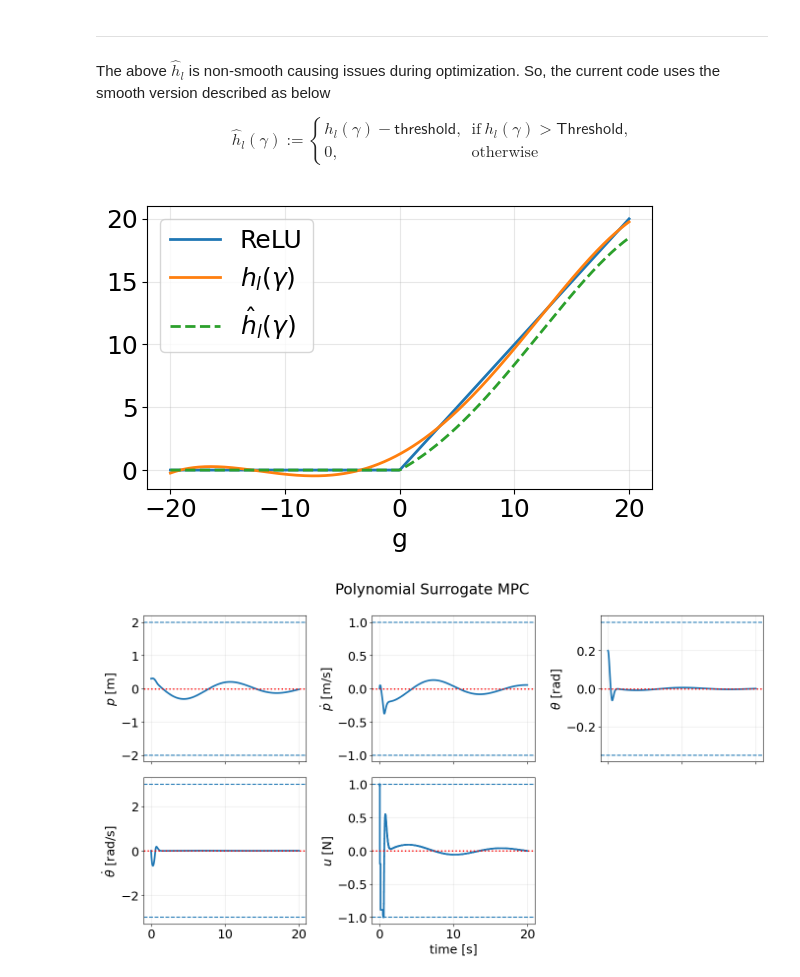
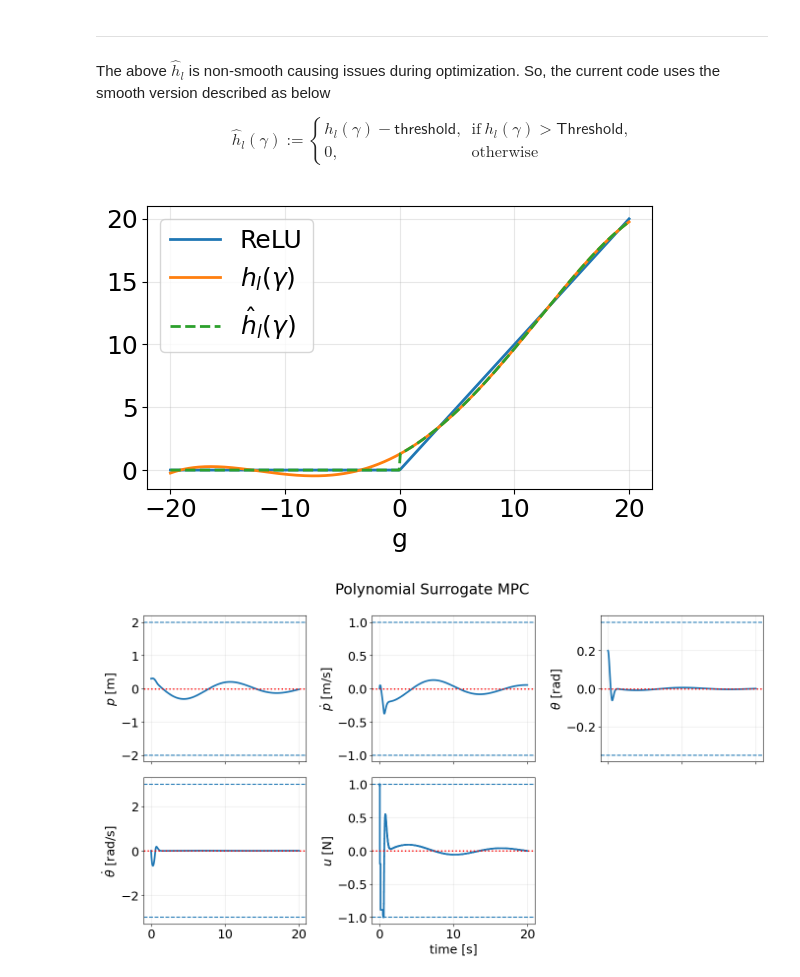
Before and after one commit to k-uta/Variational-Encrypted-Model-Predictive-Control, a Jupyter notebook: test.ipynb, the cells around one changed output. Cells and saved outputs as stored; diff of their text form; code cells hidden in the pictures.

Commit message:
threshold

```diff
--- a/test.ipynb
+++ b/test.ipynb
@@ -401,26 +401,26 @@ $$
 \end{align*}
 $$
 # %%
-# Plot thresholded surrogate used in solve_surrogate_mpc
+# Plot thresholded surrogate (visualization, non-subtract)
 z = np.linspace(-cheb_bound, cheb_bound, 400)
 
 # Original Chebyshev ReLU approximation
 p = qpMPC.eval_relu_poly(z, surrogate_solver["coeffs"], cheb_bound)
 
-# Thresholded version (same as solve_surrogate_mpc)
-p_thresh = h_threshold(z)
+# Thresholded version (no subtraction)
+p_thresh = np.where(p < threshold, 0.0, p)
 
 plt.figure(figsize=(6, 4))
 plt.plot(z, np.maximum(0, z),  label='ReLU',linewidth=2.0)
 plt.plot(z, p, label=r"$h_l(\gamma)$",linewidth=2.0)
 plt.plot(z, p_thresh,'--', label=r"$\hat{h}_l(\gamma)$",linewidth=2.0)
 plt.xlabel('g')
 plt.grid(True, alpha=0.3)
 plt.legend()
 plt.tight_layout()
 plt.show()
 # %% [output]
-[figure, old version]
+[figure, new version]
 # %%
 # Controller: Polynomial surrogate MPC (unconstrained)
 
```
Also changed, not shown: parts of 2 cells of this notebook, 2 other files.
